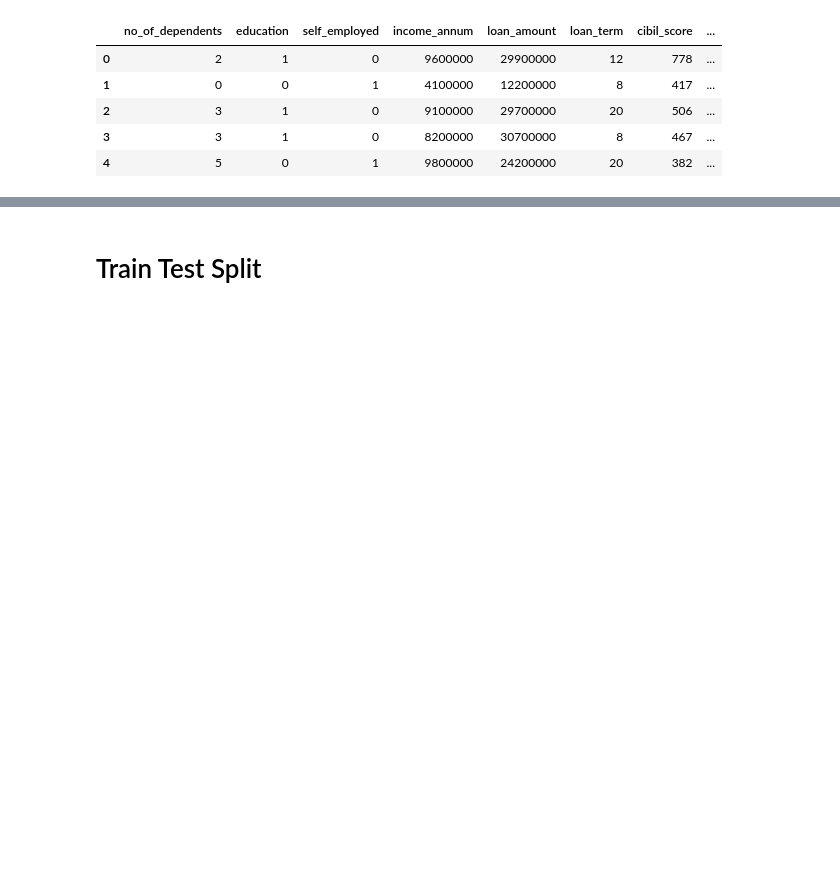
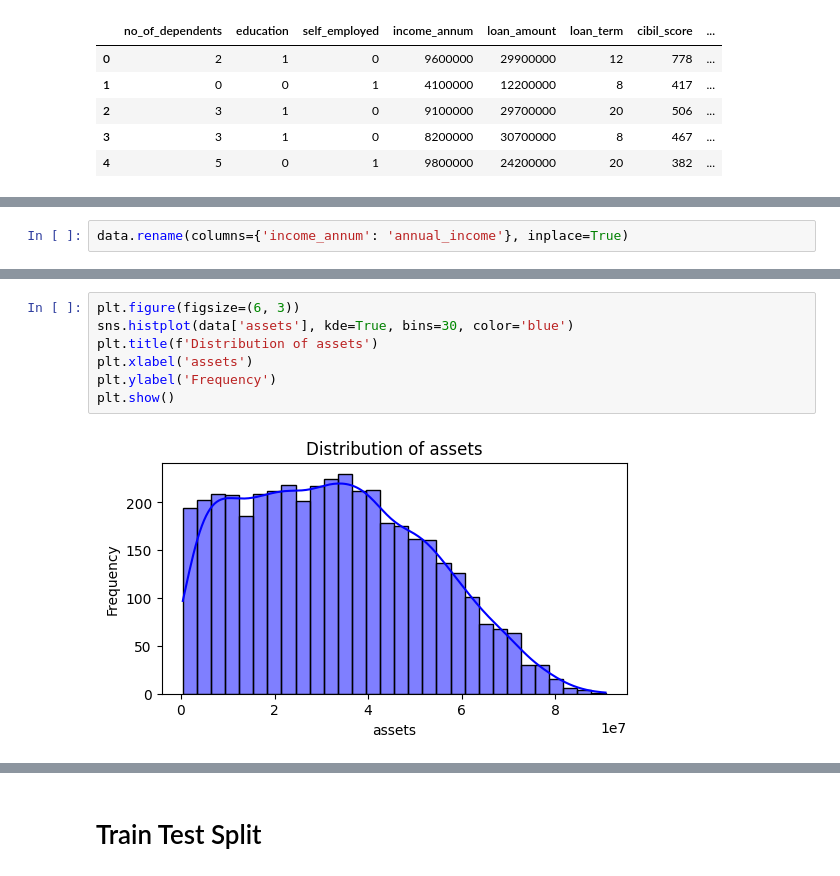
Before and after one commit to Chanidu26/Loan_Approval_Prediction, a Jupyter notebook: notebook/Loan_Approvel_Prediction.ipynb, the cells around one changed output, grey strips where cells are left out. Drawn from its saved outputs; the diff is of its cells as text; blank space fills up the shorter version.

```diff
--- a/notebook/Loan_Approvel_Prediction.ipynb
+++ b/notebook/Loan_Approvel_Prediction.ipynb
@@ -300,0 +303,2 @@ data.head()
+# %%
+data.rename(columns={'income_annum': 'annual_income'}, inplace=True)
@@ -300,0 +319,9 @@ data.head()
+# %%
+plt.figure(figsize=(6, 3))
+sns.histplot(data['assets'], kde=True, bins=30, color='blue')
+plt.title(f'Distribution of assets')
+plt.xlabel('assets')
+plt.ylabel('Frequency')
+plt.show()
+# %% [output]
+[figure, added]
```
Also changed, not shown: parts of 23 cells of this notebook.
